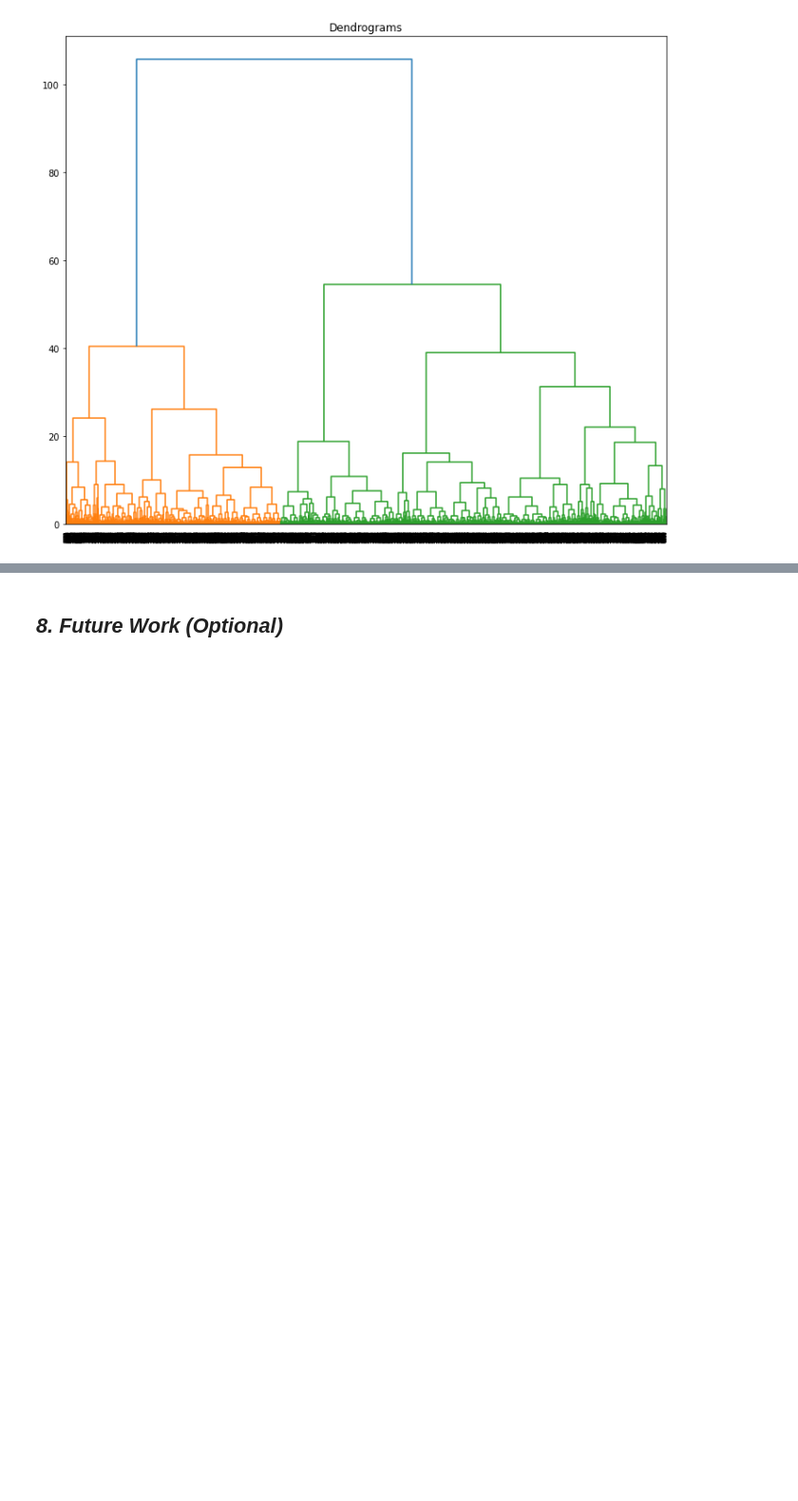
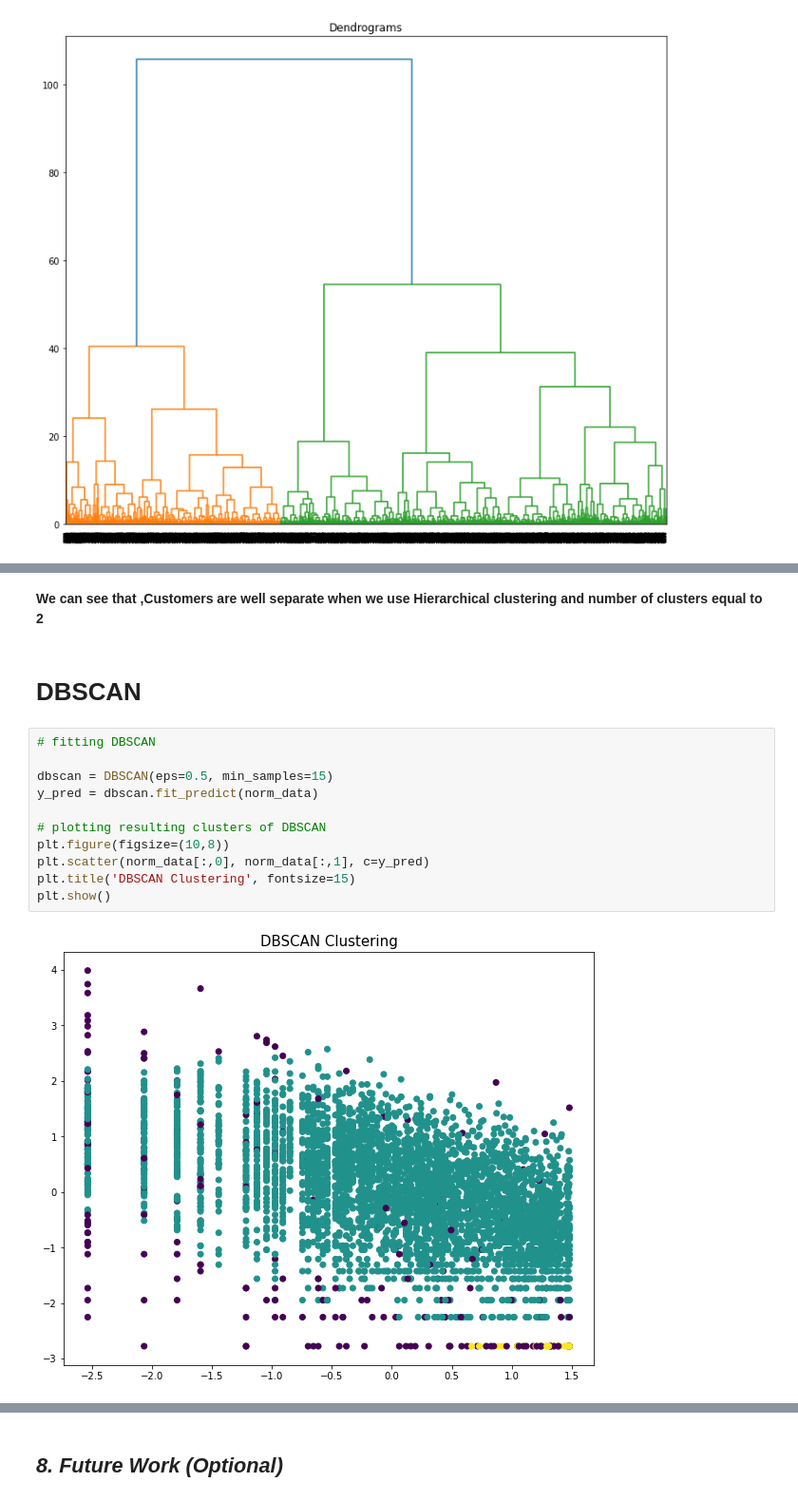
Before and after one commit to sakshantG/Online_Retail_Customer_Segmentation, a Jupyter notebook: Online_Retail_Customer_Segmentation.ipynb, the cells around one changed output, grey strips where cells are left out. Shown at 95% size. Drawn from its saved outputs; the diff is of its cells as text; blank space fills up the shorter version.

```diff
--- a/Online_Retail_Customer_Segmentation.ipynb
+++ b/Online_Retail_Customer_Segmentation.ipynb
@@ -1433,0 +1366,17 @@ Answer Here.
+# %% [markdown]
+**We can see that ,Customers are well separate when we use Hierarchical clustering and number of clusters equal to 2**
+# %% [markdown]
+# **DBSCAN**
+# %%
+# fitting DBSCAN
+
+dbscan = DBSCAN(eps=0.5, min_samples=15)
+y_pred = dbscan.fit_predict(norm_data)
+
+# plotting resulting clusters of DBSCAN
+plt.figure(figsize=(10,8))
+plt.scatter(norm_data[:,0], norm_data[:,1], c=y_pred)
+plt.title('DBSCAN Clustering', fontsize=15)
+plt.show()
+# %% [output]
+[figure, added]
```
Also changed, not shown: parts of 75 cells of this notebook.
